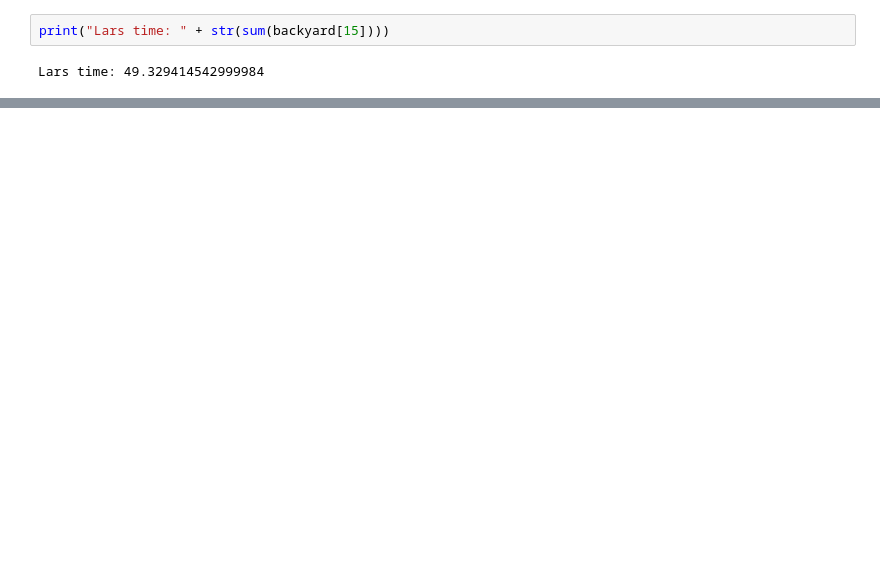
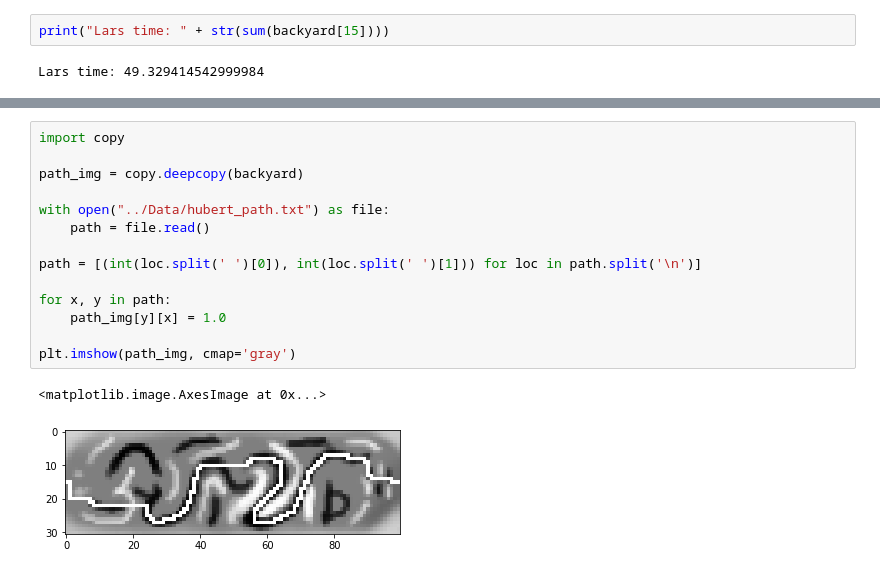
Before and after one commit to TrellixVulnTeam/INF368_65ZU, a Jupyter notebook: Weekly_Tasks/week3.ipynb, the cells around one changed output, grey strips where cells are left out. Cells and saved outputs as stored; diff of their text form; blank space fills up the shorter version.

```diff
--- a/Weekly_Tasks/week3.ipynb
+++ b/Weekly_Tasks/week3.ipynb
@@ -285,0 +264,17 @@ def move_value(x, y, param):
+# %%
+import copy
+
+path_img = copy.deepcopy(backyard)
+
+with open("../Data/hubert_path.txt") as file:
+    path = file.read()
+
+path = [(int(loc.split(' ')[0]), int(loc.split(' ')[1])) for loc in path.split('\n')]
+
+for x, y in path:
+    path_img[y][x] = 1.0
+
+plt.imshow(path_img, cmap='gray')
+# %% [output]
+<matplotlib.image.AxesImage at 0x...>
+[figure, added]
```
Also changed, not shown: parts of 5 cells of this notebook, 6 other files.
